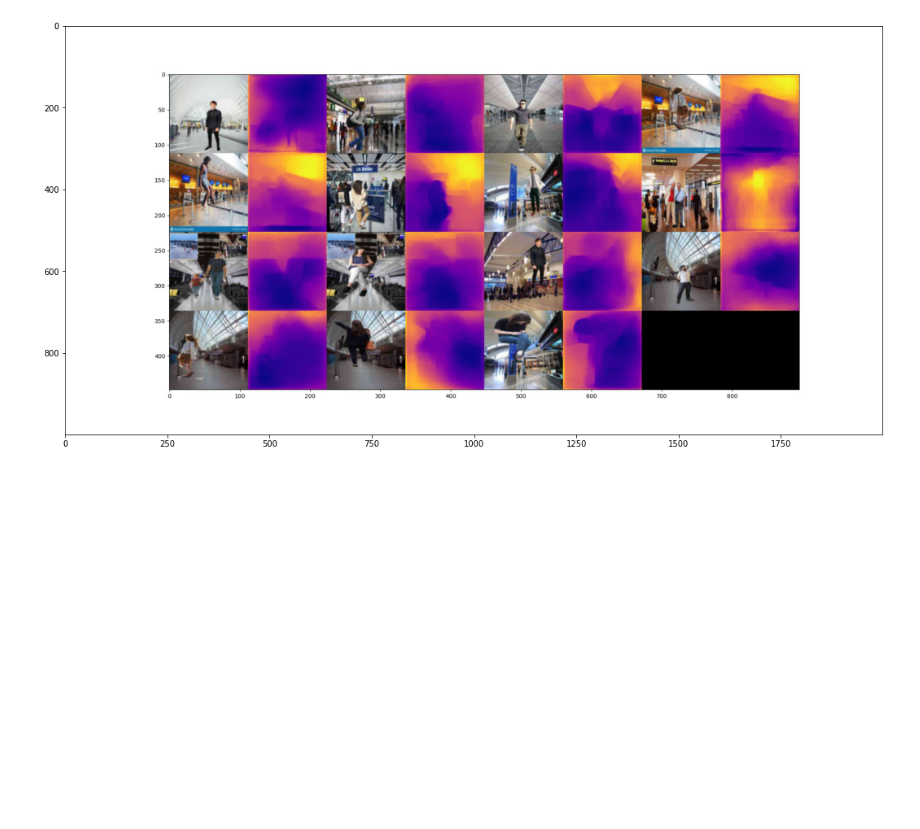
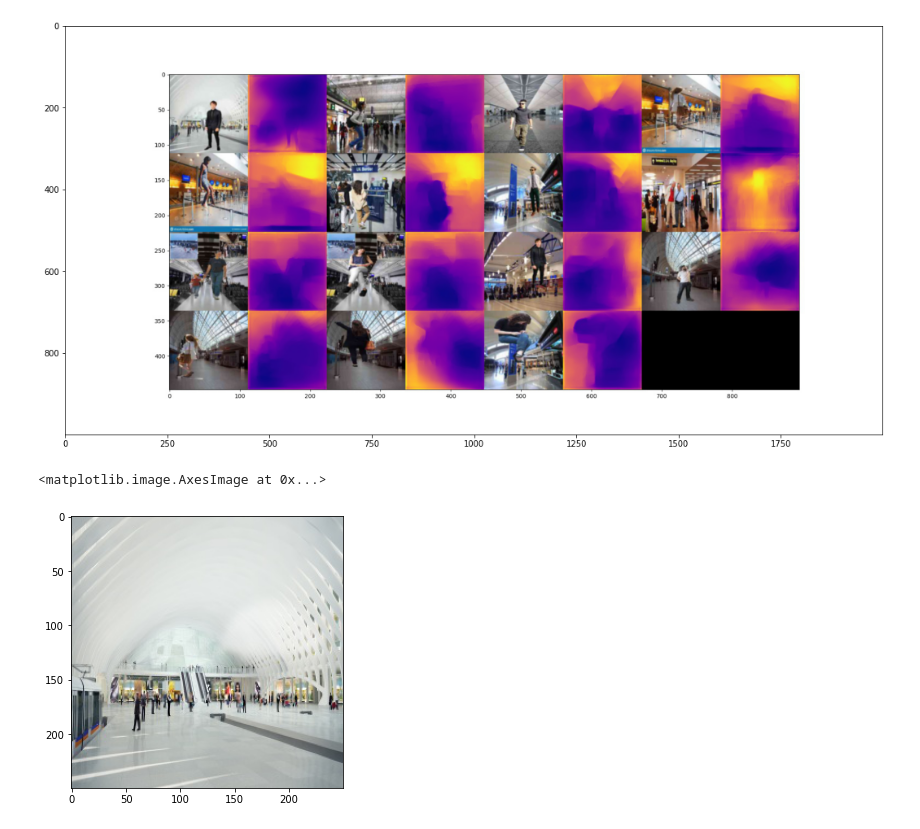
Before and after one commit to NagaKalyani2409/EVA4-Assignment, a Jupyter notebook: S15A_DenseDepth.ipynb, the cells around one changed output. Drawn from its saved outputs; the diff is of its cells as text; code cells hidden in the pictures; blank space fills up the shorter version.

```diff
--- a/S15A_DenseDepth.ipynb
+++ b/S15A_DenseDepth.ipynb
@@ -77,3 +77,9 @@ plt.imshow( io.imread('/content/gdrive/My Drive/S15A/DenseDepth/results.jpg'),cm
 <matplotlib.image.AxesImage at 0x...>
 <Figure size 432x288 with 0 Axes>
 [figure]
+# %%
+plt.figure(figsize=(5,5))
+plt.imshow( io.imread('/content/gdrive/My Drive/S15A/Background/bg_001.png'),cmap='inferno' )
+# %% [output]
+<matplotlib.image.AxesImage at 0x...>
+[figure, added]
```
Also changed, not shown: parts of 5 cells of this notebook.
